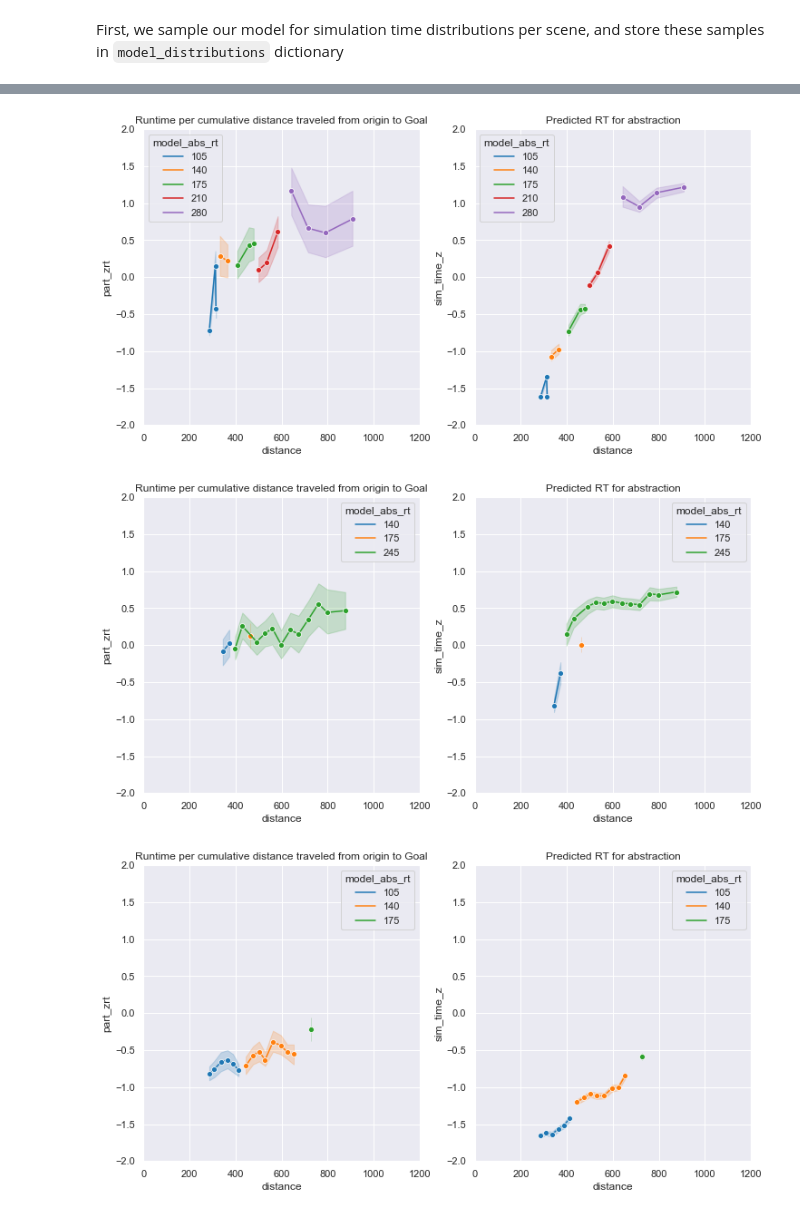
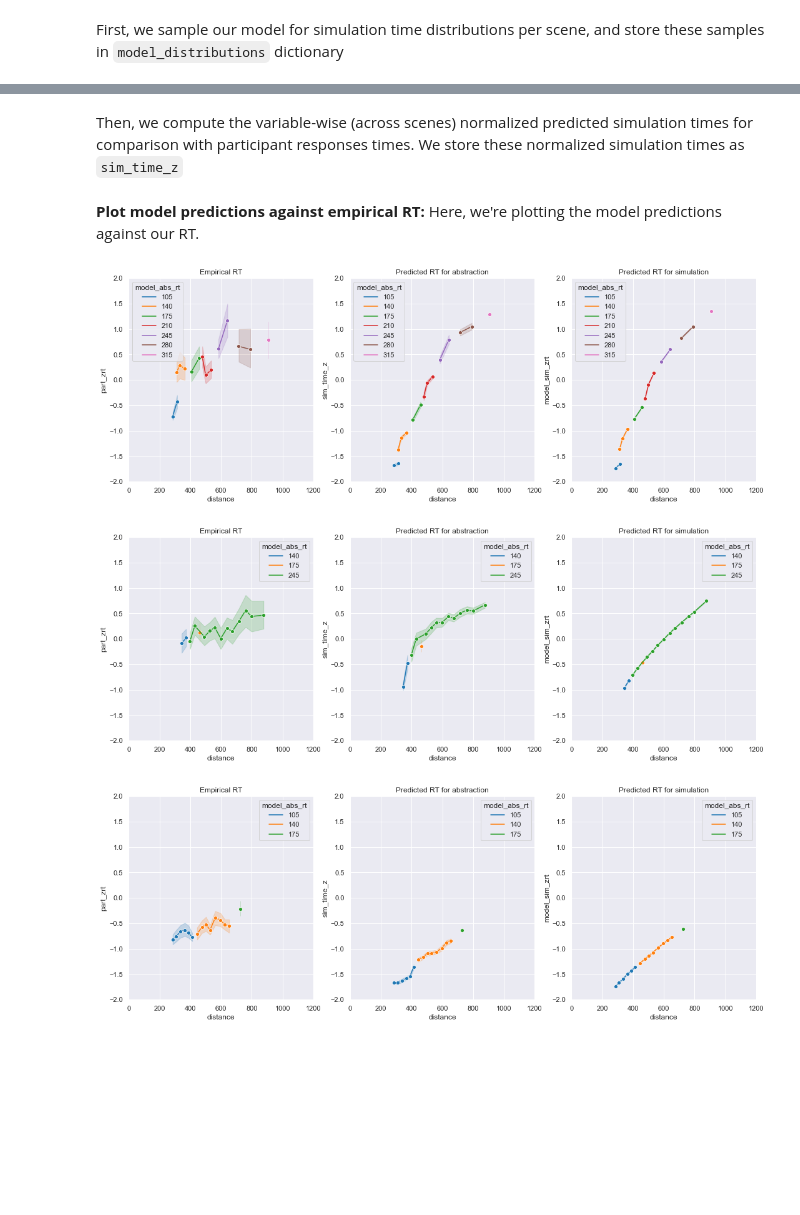
Before and after one commit to flxsosa/physics_abstraction, a Jupyter notebook: experiments/experiment4/notebooks/analysis.ipynb, the cells around one changed output, grey strips where cells are left out. Cells and saved outputs as stored; diff of their text form; code cells hidden in the pictures; blank space fills up the shorter version.

```diff
--- a/experiments/experiment4/notebooks/analysis.ipynb
+++ b/experiments/experiment4/notebooks/analysis.ipynb
@@ -216,0 +254,2 @@ plt.xticks(rotation=45);
+# %%
+responses['scene_index_accuracy'] = responses.groupby(['scene_index','scene_type']).correct.transform(lambda x: sum(x) / len(x))
@@ -229,7 +278,7 @@ D: 200
 E: 0.9**
 # %%
 # Working parameters (for now)
-model_parameters = (35, 200, 0.9)
+model_parameters = (35, 200, 0.99)
 # %% [markdown]
 ## Computing model predictions
 # %% [markdown]
@@ -414,12 +473,0 @@ json_files = [pos_json for pos_json in os.listdir(loaddir) if pos_json.endswith(
-# %%
-# Dictionary that will contain our model results
-model_distributions = {}
-
-for file in json_files:
-    # Scene name
-    scene_name = file.split(".")[0]
-    # Open the JSON file
-    with open(loaddir+file, 'r') as f:
-        # Grab the scene arguments
-        scene_args = json.loads(f.read())
-    model_distributions[scene_name] = abstraction_stochastic(scene_args,*model_parameters)
@@ -464,0 +479,12 @@ df = df.reset_index(drop=True)
+# %%
+# Dictionary that will contain our model results
+model_distributions = {}
+
+for file in json_files:
+    # Scene name
+    scene_name = file.split(".")[0]
+    # Open the JSON file
+    with open(loaddir+file, 'r') as f:
+        # Grab the scene arguments
+        scene_args = json.loads(f.read())
+    model_distributions[scene_name] = abstraction_stochastic(scene_args,*model_parameters,90)
@@ -464,0 +521,2 @@ df = df.reset_index(drop=True)
+# %% [markdown]
+Then, we compute the variable-wise (across scenes) normalized predicted simulation times for comparison with participant responses times. We store these normalized simulation times as `sim_time_z`
@@ -465,31 +528,43 @@ df = df.reset_index(drop=True)
+# %% [markdown]
+**Plot model predictions against empirical RT:** Here, we're plotting the model predictions against our RT.
 # %%
 for scene_type in ['stim_2','stim_4','stim_6']:
     # Set figure object
-    fig, axs = plt.subplots(1,2,figsize=(12,6))
+    fig, axs = plt.subplots(1,3,figsize=(18,6))
 
     # Title subplots
-    axs[0].title.set_text("Runtime per cumulative distance traveled from origin to Goal")
+    axs[0].title.set_text("Empirical RT")
     axs[1].title.set_text("Predicted RT for abstraction")
+    axs[2].title.set_text("Predicted RT for simulation")
 
     # Plots
     g = sns.lineplot(x='distance',
                       y='part_zrt',
                       data=model.loc[(model.scene_type == scene_type) & (model.scene_col == "yes") & (model.correct == True)],
                       hue='model_abs_rt',
                      marker='o', ci=95,
                       palette="tab10",
                       ax=axs[0])
     g.set(xlim=(0,1200),ylim=(-2,2))
 
     g = sns.lineplot(x='distance',
                       y='sim_time_z',
                       data=df.loc[(df.scene_type == scene_type) & (df.scene_col == "yes")],
                       hue='model_abs_rt',
                      marker='o', ci=95,
                       palette="tab10",
                       ax=axs[1])
     g.set(xlim=(0,1200),ylim=(-2,2))
+
+    g = sns.lineplot(x='distance',
+                      y='model_sim_zrt',
+                      data=model.loc[(model.scene_type == scene_type) & (model.scene_col == "yes")],
+                      hue='model_abs_rt',
+                     marker='o', ci=95,
+                      palette="tab10",
+                      ax=axs[2])
+    g.set(xlim=(0,1200),ylim=(-2,2))
 # %% [output]
-[figure, old version]
+[figure, new version]
-[figure, old version]
+[figure, new version]
-[figure, old version]
+[figure, new version]
```
Also changed, not shown: parts of 55 cells of this notebook.
